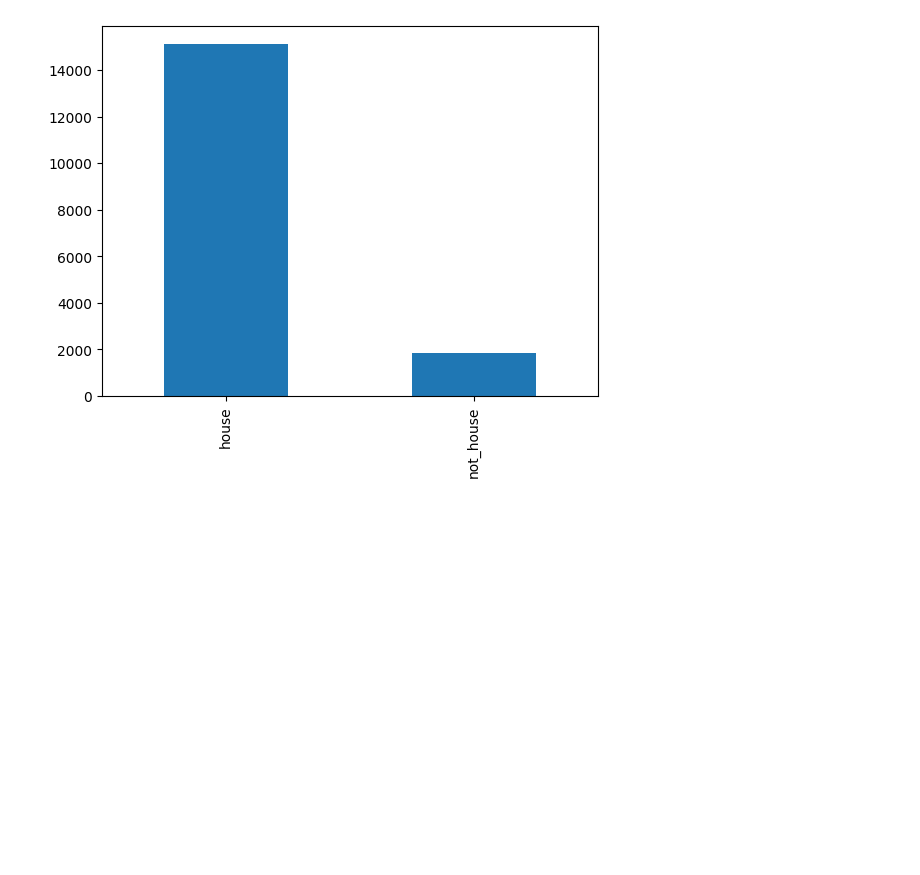
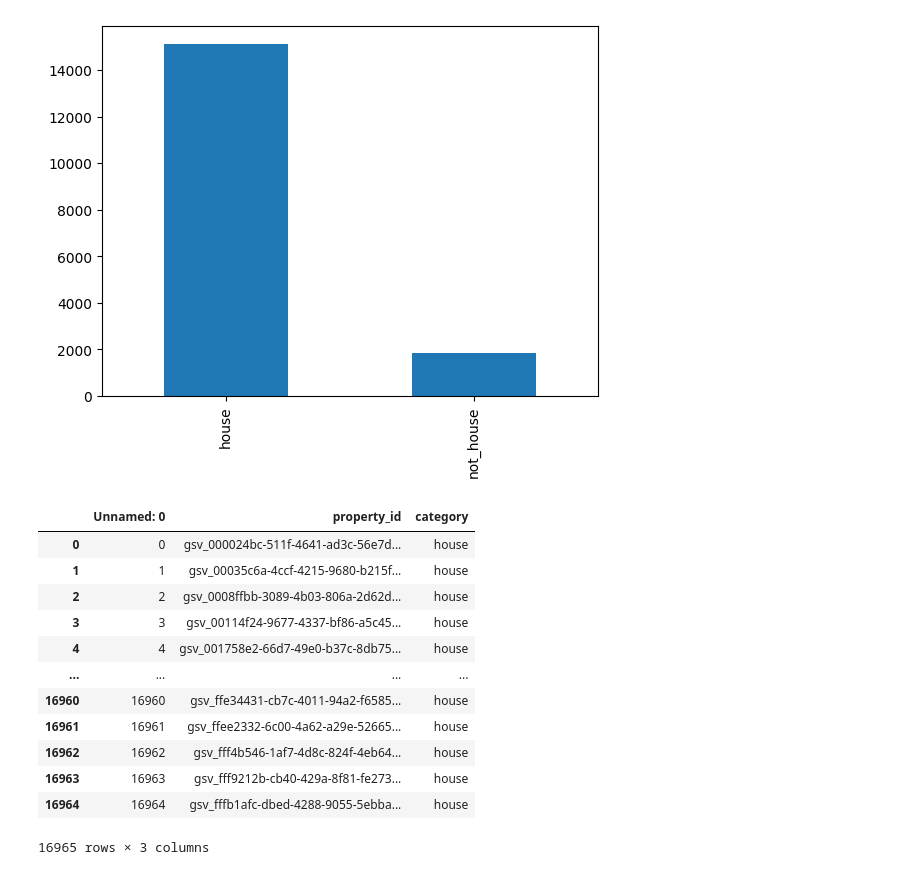
Before and after one commit to StaceyTf1999/graduateproject1_housetype.predicting, a Jupyter notebook: housing_predicting.ipynb, the cells around one changed output. Saved outputs shown, nothing was run; the diff lists cells and outputs as text; code cells hidden in the pictures; blank space fills up the shorter version.

```diff
--- a/housing_predicting.ipynb
+++ b/housing_predicting.ipynb
@@ -762,3 +752,24 @@ test_df['category'].value_counts().plot.bar()
 # %% [output]
 <AxesSubplot:>
 [figure]
+# %%
+# convert the test_df to csv
+# test_df.to_csv("")
+
+# combine the house/not_house with the properties.csv
+housedf = pd.read_csv("../street_view/house_label.csv")
+housedf
+# %% [output]
+|  | Unnamed: 0 | property_id | category |
+| 0 | 0 | gsv_000024bc-511f-4641-ad3c-56e7d... | house |
+| 1 | 1 | gsv_00035c6a-4ccf-4215-9680-b215f... | house |
+| 2 | 2 | gsv_0008ffbb-3089-4b03-806a-2d62d... | house |
+| 3 | 3 | gsv_00114f24-9677-4337-bf86-a5c45... | house |
+| 4 | 4 | gsv_001758e2-66d7-49e0-b37c-8db75... | house |
+| ... | ... | ... | ... |
+| 16960 | 16960 | gsv_ffe34431-cb7c-4011-94a2-f6585... | house |
+| 16961 | 16961 | gsv_ffee2332-6c00-4a62-a29e-52665... | house |
+| 16962 | 16962 | gsv_fff4b546-1af7-4d8c-824f-4eb64... | house |
+| 16963 | 16963 | gsv_fff9212b-cb40-429a-8f81-fe273... | house |
+| 16964 | 16964 | gsv_fffb1afc-dbed-4288-9055-5ebba... | house |
+16965 rows × 3 columns
```
Also changed, not shown: parts of 10 cells of this notebook.
